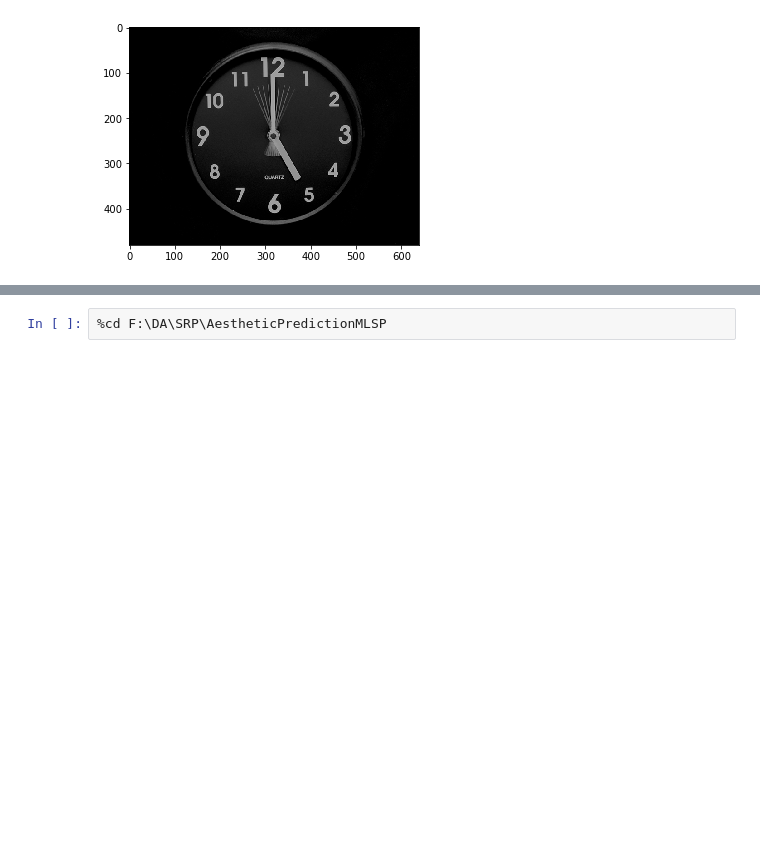
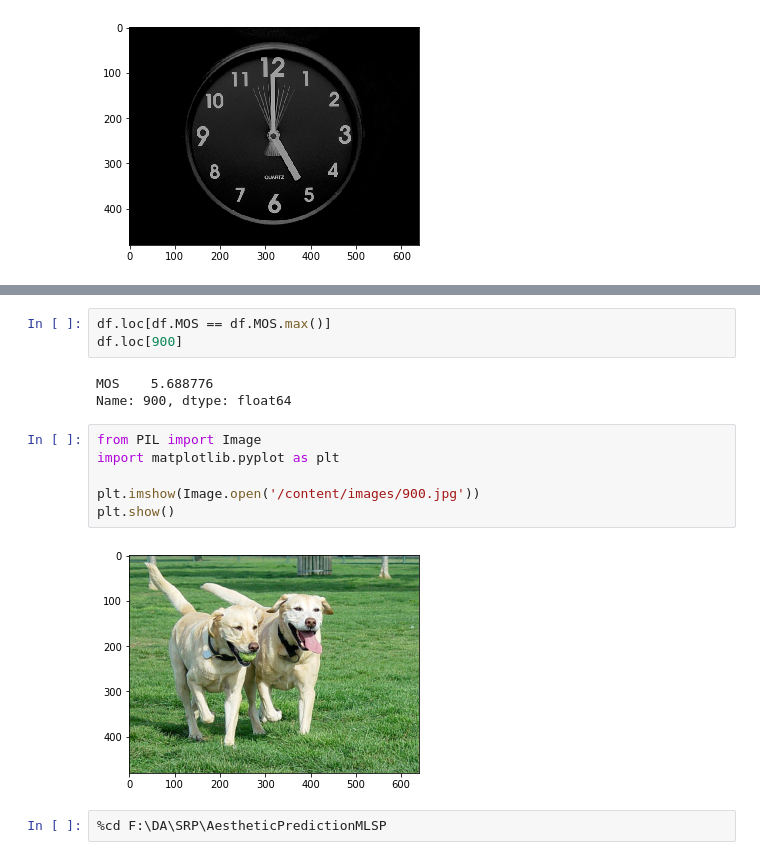
Before and after one commit to khiemkhanh98/AestheticPredictionMLSP, a Jupyter notebook: test.ipynb, the cells around one changed output, grey strips where cells are left out. Saved outputs shown, nothing was run; the diff lists cells and outputs as text; blank space fills up the shorter version.

```diff
--- a/test.ipynb
+++ b/test.ipynb
@@ -128,3 +125,17 @@ df.to_csv('./data/label.csv')
+# %%
+df.loc[df.MOS == df.MOS.max()]
+df.loc[900]
+# %% [output]
+MOS    5.688776
+Name: 900, dtype: float64
+# %%
+from PIL import Image
+import matplotlib.pyplot as plt
+
+plt.imshow(Image.open('/content/images/900.jpg'))
+plt.show()
+# %% [output]
+[figure, added]
 # %%
 %cd F:\DA\SRP\AestheticPredictionMLSP
 # %% [output]
```
Also changed, not shown: parts of 20 cells of this notebook, 20 other files.
